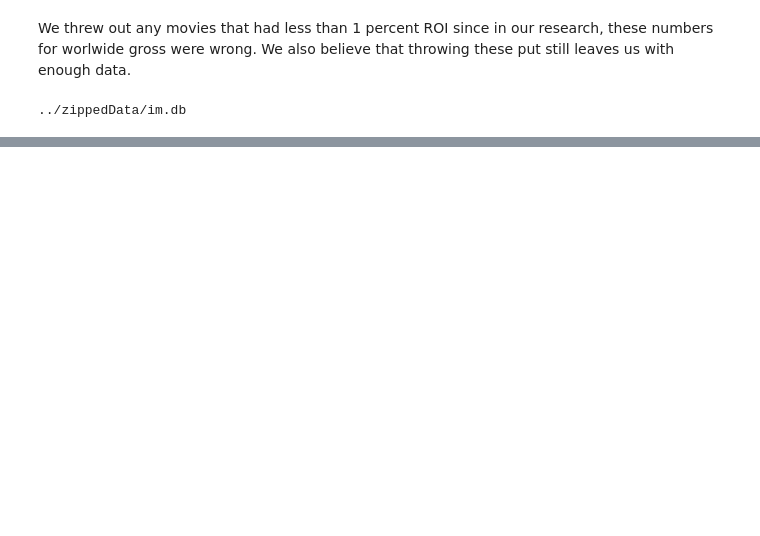
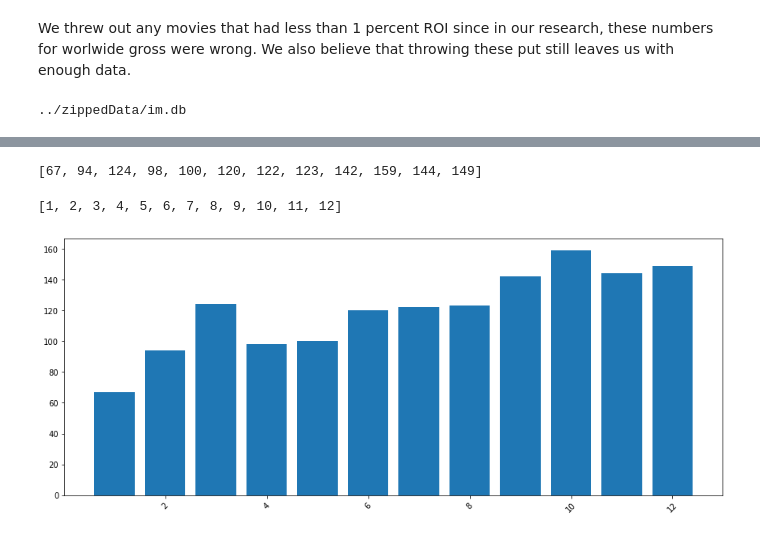
Before and after one commit to CooperWThompson/Movie_data_project, a Jupyter notebook: Cooper_notebook/Untitled.ipynb, the cells around one changed output, grey strips where cells are left out. Saved outputs shown, nothing was run; the diff lists cells and outputs as text; code cells hidden in the pictures; blank space fills up the shorter version.

```diff
--- a/Cooper_notebook/Untitled.ipynb
+++ b/Cooper_notebook/Untitled.ipynb
@@ -241,0 +288,2 @@ pd.read_sql(query, con)
+# %%
+final_table = pd.merge(tn_budgets,imdb,on=['movie','start_year'])
@@ -241,0 +344,2 @@ pd.read_sql(query, con)
+# %%
+final_table['release_month'] = pd.DatetimeIndex(final_table['release_date']).month
@@ -241,0 +379,18 @@ pd.read_sql(query, con)
+# %%
+num_of_movies_per_month = list(final_table.groupby('release_month').count()['id'].values)
+# %%
+num_of_movies_per_month
+# %% [output]
+[67, 94, 124, 98, 100, 120, 122, 123, 142, 159, 144, 149]
+# %%
+release_months = list(final_table.groupby('release_month').count().index)
+# %%
+release_months
+# %% [output]
+[1, 2, 3, 4, 5, 6, 7, 8, 9, 10, 11, 12]
+# %%
+fig, ax = plt.subplots(figsize = (15,6))
+ax.bar(x=release_months,height=num_of_movies_per_month)
+plt.xticks(rotation=45);
+# %% [output]
+[figure, added]
```
Also changed, not shown: parts of 27 cells of this notebook.
